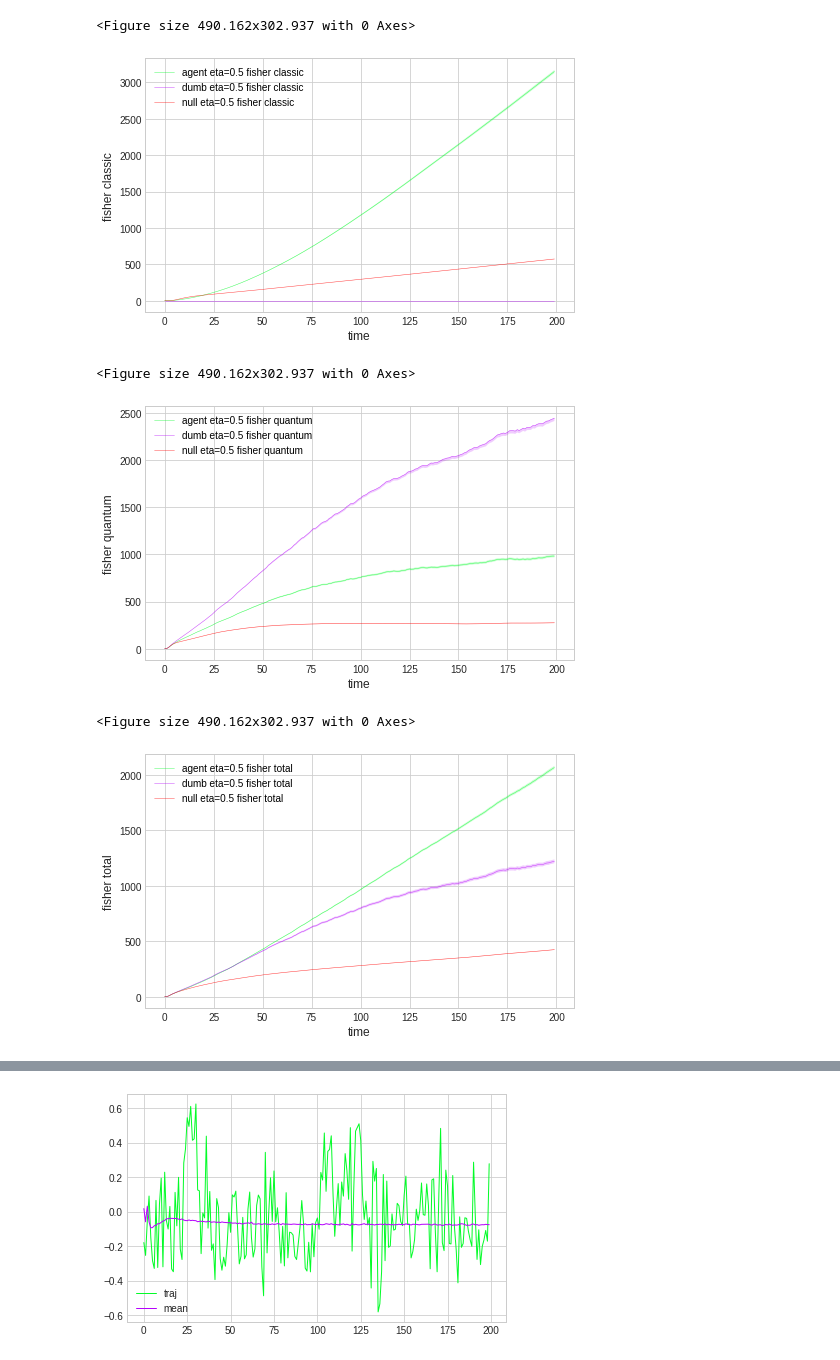
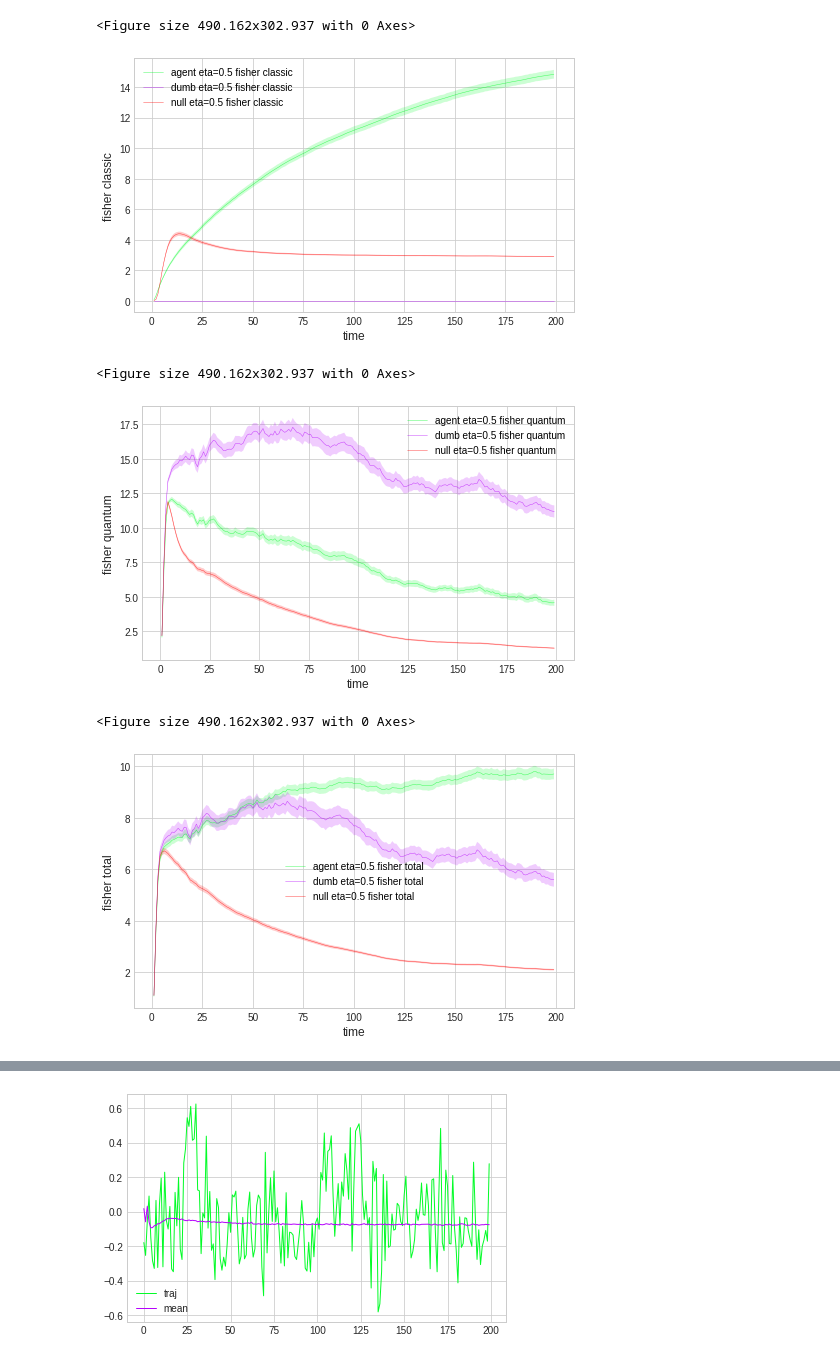
Before and after one commit to AleFalla/Fisher_RL_feedback, a Jupyter notebook: Fisher_nocost/Untitled4.ipynb, the cells around one changed output, grey strips where cells are left out. Cells and saved outputs as stored; diff of their text form; code cells hidden in the pictures.

```diff
--- a/Fisher_nocost/Untitled4.ipynb
+++ b/Fisher_nocost/Untitled4.ipynb
@@ -195,22 +213,27 @@ fisherq09null_int=bootstrap_int(np.array(Data_09_null['Fisher_Quantum'].to_list(
 # %%
-fishertot01dumb=mean(Data_01_dumb['Fisher_Quantum']+Data_01_dumb['Fisher_Cl'])
-fishertot01dumb_int=bootstrap_int(np.array((Data_01_dumb['Fisher_Quantum']+Data_01_dumb['Fisher_Cl']).to_list()))
-fishertot01agent=mean(Data_01_agent['Fisher_Quantum']+Data_01_agent['Fisher_Cl'])
-fishertot01agent_int=bootstrap_int(np.array((Data_01_agent['Fisher_Quantum']+Data_01_agent['Fisher_Cl']).to_list()))
-fishertot01null=mean(Data_01_null['Fisher_Quantum']+Data_01_null['Fisher_Cl'])
-fishertot01null_int=bootstrap_int(np.array((Data_01_null['Fisher_Quantum']+Data_01_null['Fisher_Cl']).to_list()))
+#qui si salvano le medie e gli intervalli di confidenza delle fisher quantistiche per ogni dataset
 
-fishertot05dumb=mean(Data_05_dumb['Fisher_Quantum']+Data_05_dumb['Fisher_Cl'])
-fishertot05dumb_int=bootstrap_int(np.array((Data_05_dumb['Fisher_Quantum']+Data_05_dumb['Fisher_Cl']).to_list()))
-fishertot05agent=mean(Data_05_agent['Fisher_Quantum']+Data_05_agent['Fisher_Cl'])
-fishertot05agent_int=bootstrap_int(np.array((Data_05_agent['Fisher_Quantum']+Data_05_agent['Fisher_Cl']).to_list()))
-fishertot05null=mean(Data_05_null['Fisher_Quantum']+Data_05_null['Fisher_Cl'])
-fishertot05null_int=bootstrap_int(np.array((Data_05_null['Fisher_Quantum']+Data_05_null['Fisher_Cl']).to_list()))
+#se si vuole usare le fisher/tempo selezionare ontime=True, altrimenti False
 
-fishertot09dumb=mean(Data_09_dumb['Fisher_Quantum']+Data_09_dumb['Fisher_Cl'])
-fishertot09dumb_int=bootstrap_int(np.array((Data_09_dumb['Fisher_Quantum']+Data_09_dumb['Fisher_Cl']).to_list()))
-fishertot09agent=mean(Data_09_agent['Fisher_Quantum']+Data_09_agent['Fisher_Cl'])
-fishertot09agent_int=bootstrap_int(np.array((Data_09_agent['Fisher_Quantum']+Data_09_agent['Fisher_Cl']).to_list()))
-fishertot09null=mean(Data_09_null['Fisher_Quantum']+Data_09_null['Fisher_Cl'])
-fishertot09null_int=bootstrap_int(np.array((Data_09_null['Fisher_Quantum']+Data_09_null['Fisher_Cl']).to_list()))
+ontime=True
+fishertot01dumb=ot(mean(Data_01_dumb['Fisher_Quantum']+Data_01_dumb['Fisher_Cl']),a=ontime)
+fishertot01dumb_int=ot(bootstrap_int(np.array((Data_01_dumb['Fisher_Quantum']+Data_01_dumb['Fisher_Cl']).to_list())),a=ontime)
+fishertot01agent=ot(mean(Data_01_agent['Fisher_Quantum']+Data_01_agent['Fisher_Cl']),a=ontime)
+fishertot01agent_int=ot(bootstrap_int(np.array((Data_01_agent['Fisher_Quantum']+Data_01_agent['Fisher_Cl']).to_list())),a=ontime)
+fishertot01null=ot(mean(Data_01_null['Fisher_Quantum']+Data_01_null['Fisher_Cl']),a=ontime)
+fishertot01null_int=ot(bootstrap_int(np.array((Data_01_null['Fisher_Quantum']+Data_01_null['Fisher_Cl']).to_list())),a=ontime)
+
+fishertot05dumb=ot(mean(Data_05_dumb['Fisher_Quantum']+Data_05_dumb['Fisher_Cl']),a=ontime)
+fishertot05dumb_int=ot(bootstrap_int(np.array((Data_05_dumb['Fisher_Quantum']+Data_05_dumb['Fisher_Cl']).to_list())),a=ontime)
+fishertot05agent=ot(mean(Data_05_agent['Fisher_Quantum']+Data_05_agent['Fisher_Cl']),a=ontime)
+fishertot05agent_int=ot(bootstrap_int(np.array((Data_05_agent['Fisher_Quantum']+Data_05_agent['Fisher_Cl']).to_list())),a=ontime)
+fishertot05null=ot(mean(Data_05_null['Fisher_Quantum']+Data_05_null['Fisher_Cl']),a=ontime)
+fishertot05null_int=ot(bootstrap_int(np.array((Data_05_null['Fisher_Quantum']+Data_05_null['Fisher_Cl']).to_list())),a=ontime)
+
+fishertot09dumb=ot(mean(Data_09_dumb['Fisher_Quantum']+Data_09_dumb['Fisher_Cl']),a=ontime)
+fishertot09dumb_int=ot(bootstrap_int(np.array((Data_09_dumb['Fisher_Quantum']+Data_09_dumb['Fisher_Cl']).to_list())),a=ontime)
+fishertot09agent=ot(mean(Data_09_agent['Fisher_Quantum']+Data_09_agent['Fisher_Cl']),a=ontime)
+fishertot09agent_int=ot(bootstrap_int(np.array((Data_09_agent['Fisher_Quantum']+Data_09_agent['Fisher_Cl']).to_list())),a=ontime)
+fishertot09null=ot(mean(Data_09_null['Fisher_Quantum']+Data_09_null['Fisher_Cl']),a=ontime)
+fishertot09null_int=ot(bootstrap_int(np.array((Data_09_null['Fisher_Quantum']+Data_09_null['Fisher_Cl']).to_list())),a=ontime)
 # %%
@@ -312,43 +337,43 @@ fig, ax = plt.subplots()
 ax.plot(x,fisherq05agent,linestyle='solid',linewidth=l,label=r'agent eta=0.5 fisher quantum',alpha=a)
 ax.fill_between(x, fisherq05agent-0.5*fisherq05agent_int, fisherq05agent+0.5*fisherq05agent_int,alpha=a2)
 ax.plot(x,fisherq05dumb,linestyle='solid',linewidth=l,label=r'dumb eta=0.5 fisher quantum',alpha=a)
-ax.fill_between(x, fisherq05dumb-0.5*fisherq05dumb_int, fisherq05dumb+0.5*fisherq01dumb_int,alpha=a2)
+ax.fill_between(x, fisherq05dumb-0.5*fisherq05dumb_int, fisherq05dumb+0.5*fisherq05dumb_int,alpha=a2)
 ax.plot(x,fisherq05null,linestyle='solid',linewidth=l,label=r'null eta=0.5 fisher quantum',alpha=a)
 ax.fill_between(x, fisherq05null-0.5*fisherq05null_int, fisherq05null+0.5*fisherq05null_int,alpha=a2)
 
 leg = ax.legend(prop={'size': 10})
 text=leg.get_texts()
 for i in range(0,len(text)):
     text[i].set_color('black')
 plt.xlabel('time')
 plt.ylabel('fisher quantum')
 plt.tight_layout()
 
 
 
 plt.figure('fishertot')
 fig, ax = plt.subplots()
 ax.plot(x,fishertot05agent,linestyle='solid',linewidth=l,label=r'agent eta=0.5 fisher total',alpha=a)
 ax.fill_between(x, fishertot05agent-0.5*fishertot05agent_int, fishertot05agent+0.5*fishertot05agent_int,alpha=a2)
 ax.plot(x,fishertot05dumb,linestyle='solid',linewidth=l,label=r'dumb eta=0.5 fisher total',alpha=a)
 ax.fill_between(x, fishertot05dumb-0.5*fishertot05dumb_int, fishertot05dumb+0.5*fishertot05dumb_int,alpha=a2)
 ax.plot(x,fishertot05null,linestyle='solid',linewidth=l,label=r'null eta=0.5 fisher total',alpha=a)
 ax.fill_between(x, fishertot05null-0.5*fishertot05null_int, fishertot05null+0.5*fishertot05null_int,alpha=a2)
 
 leg = ax.legend(prop={'size': 10})
 text=leg.get_texts()
 for i in range(0,len(text)):
     text[i].set_color('black')
 plt.xlabel('time')
 plt.ylabel('fisher total')
 plt.tight_layout()
 # %% [output]
 <Figure size 490.162x302.937 with 0 Axes>
-[figure, old version]
+[figure, new version]
 <Figure size 490.162x302.937 with 0 Axes>
-[figure, old version]
+[figure, new version]
 <Figure size 490.162x302.937 with 0 Axes>
-[figure, old version]
+[figure, new version]
 # %%
 plt.rcParams['figure.figsize'] = figsize(2)
 x=mean(Data_09_null['t'])
```
Also changed, not shown: parts of 12 cells of this notebook.
